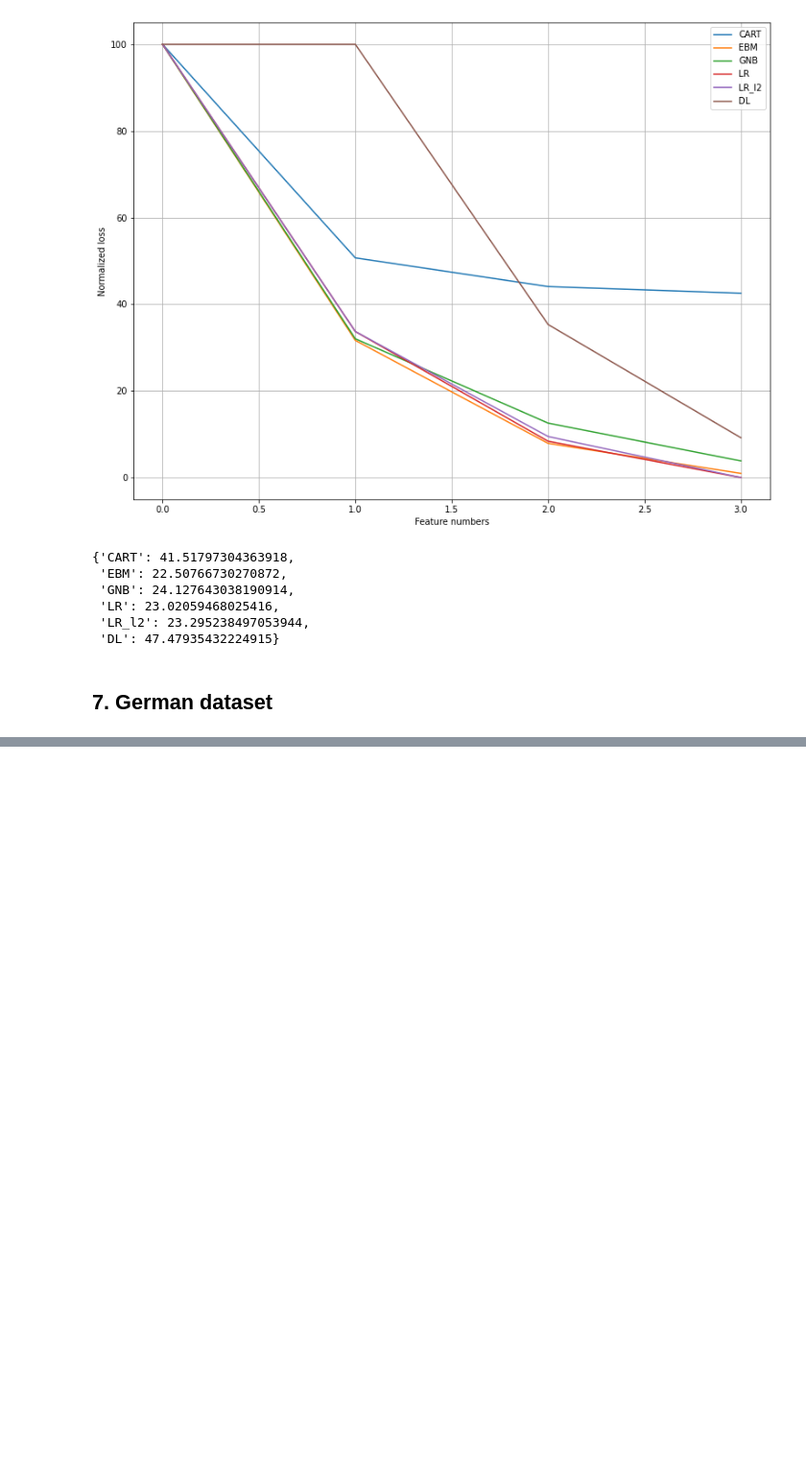
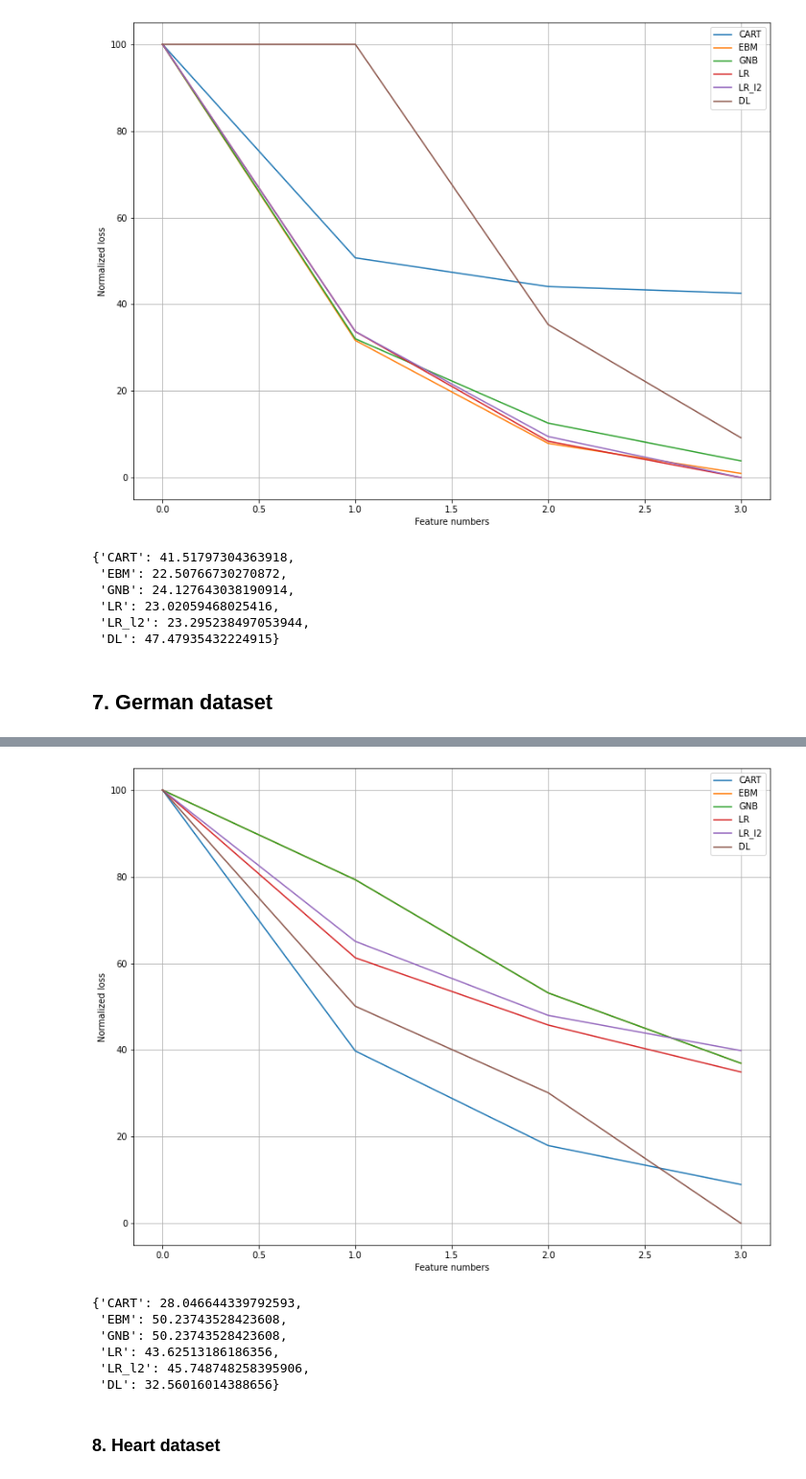
Before and after one commit to bartsvoboda/XAI_models, a Jupyter notebook: results_analysis/feature_density_analysis.ipynb, the cells around one changed output, grey strips where cells are left out. Shown at 96% size. Cells and saved outputs as stored; diff of their text form; code cells hidden in the pictures; blank space fills up the shorter version.

Commit message:
add feature density final results done PART I :)

```diff
--- a/results_analysis/feature_density_analysis.ipynb
+++ b/results_analysis/feature_density_analysis.ipynb
@@ -370,0 +407,16 @@ FileNotFoundError: [Errno 2] No such file or directory: '../test_results/feature
+# %%
+plot_losses(4, german_df_results)
+# %% [output]
+[figure, added]
+# %%
+german_auc_loss = calculate_loss_auc(german_df_results, delimiter=4)
+german_auc_loss
+# %% [output]
+{'CART': 28.046644339792593,
+ 'EBM': 50.23743528423608,
+ 'GNB': 50.23743528423608,
+ 'LR': 43.62513186186356,
+ 'LR_l2': 45.748748258395906,
+ 'DL': 32.56016014388656}
+# %% [markdown]
+### 8. Heart dataset
```
Also changed, not shown: parts of 30 cells of this notebook, 10 other files.
